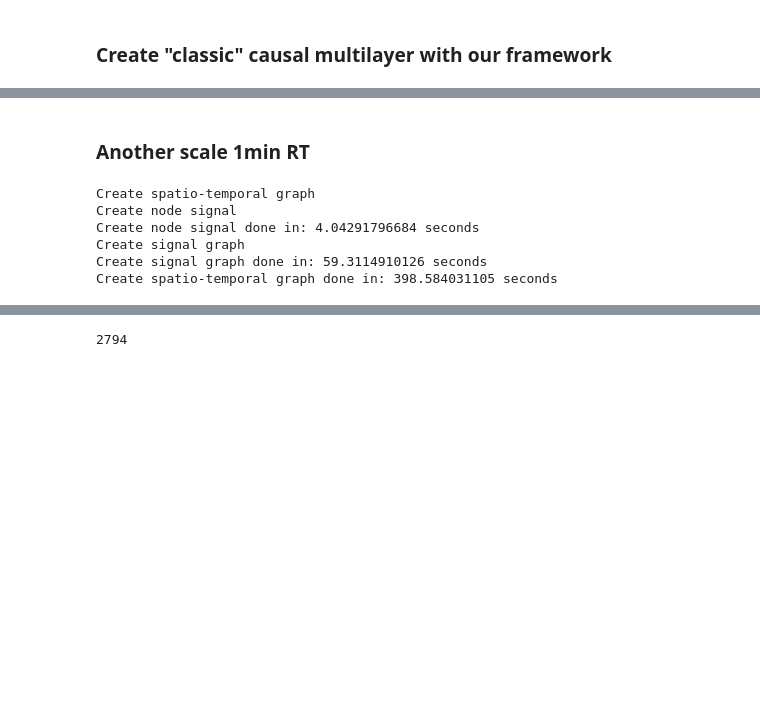
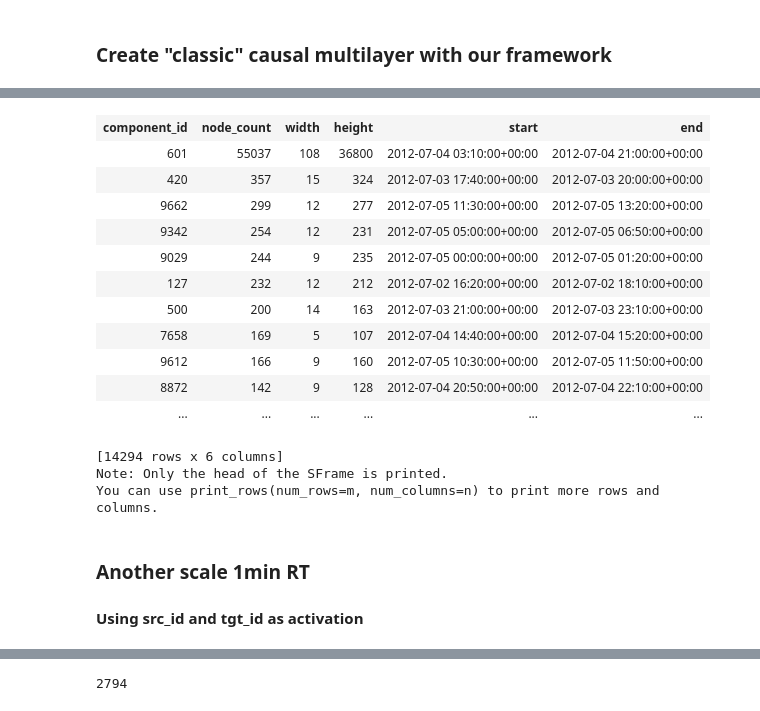
Before and after one commit to GNNX/higgs, a Jupyter notebook: Higgs twitter analysis.ipynb, the cells around one changed output, grey strips where cells are left out. Cells and saved outputs as stored; diff of their text form; code cells hidden in the pictures; blank space fills up the shorter version.

```diff
--- a/Higgs twitter analysis.ipynb
+++ b/Higgs twitter analysis.ipynb
@@ -462,16 +469,22 @@ You can use print_rows(num_rows=m, num_columns=n) to print more rows and columns
+# %%
+gl_comps_10min_rt_tgt[['component_id', 'node_count', 'width', 'height', 'start', 'end']]
+# %% [output]
+| component_id | node_count | width | height | start | end |
+| 601 | 55037 | 108 | 36800 | 2012-07-04 03:10:00+00:00 | 2012-07-04 21:00:00+00:00 |
+| 420 | 357 | 15 | 324 | 2012-07-03 17:40:00+00:00 | 2012-07-03 20:00:00+00:00 |
+| 9662 | 299 | 12 | 277 | 2012-07-05 11:30:00+00:00 | 2012-07-05 13:20:00+00:00 |
+| 9342 | 254 | 12 | 231 | 2012-07-05 05:00:00+00:00 | 2012-07-05 06:50:00+00:00 |
+| 9029 | 244 | 9 | 235 | 2012-07-05 00:00:00+00:00 | 2012-07-05 01:20:00+00:00 |
+| 127 | 232 | 12 | 212 | 2012-07-02 16:20:00+00:00 | 2012-07-02 18:10:00+00:00 |
+| 500 | 200 | 14 | 163 | 2012-07-03 21:00:00+00:00 | 2012-07-03 23:10:00+00:00 |
+| 7658 | 169 | 5 | 107 | 2012-07-04 14:40:00+00:00 | 2012-07-04 15:20:00+00:00 |
+| 9612 | 166 | 9 | 160 | 2012-07-05 10:30:00+00:00 | 2012-07-05 11:50:00+00:00 |
+| 8872 | 142 | 9 | 128 | 2012-07-04 20:50:00+00:00 | 2012-07-04 22:10:00+00:00 |
+| ... | ... | ... | ... | ... | ... |
+[14294 rows x 6 columns]
+Note: Only the head of the SFrame is printed.
+You can use print_rows(num_rows=m, num_columns=n) to print more rows and columns.
 # %% [markdown]
 ### Another scale 1min RT
+
+#### Using src_id and tgt_id as activation
-# %%
-pre_signal = create_pre_signal(ACTIVITY, 1, 'min', 'RT')
-signal = sptgraph.utils.from_pandas(pre_signal)
-H, max_id = sptgraph.create_spatio_temporal_graph(SOCIAL_GL_RE, signal, True, 'base_id', 'layer')
-H = sptgraph.find_connected_components(H)
-GL_COMPS = sptgraph.get_component_sframe(H, 'base_id', 'layer')
-GL_COMPS = get_period_span_gl(GL_COMPS)
-# %% [output]
-Create spatio-temporal graph
-Create node signal
-Create node signal done in: 4.04291796684 seconds
-Create signal graph
-Create signal graph done in: 59.3114910126 seconds
-Create spatio-temporal graph done in: 398.584031105 seconds
```
Also changed, not shown: parts of 26 cells of this notebook.
